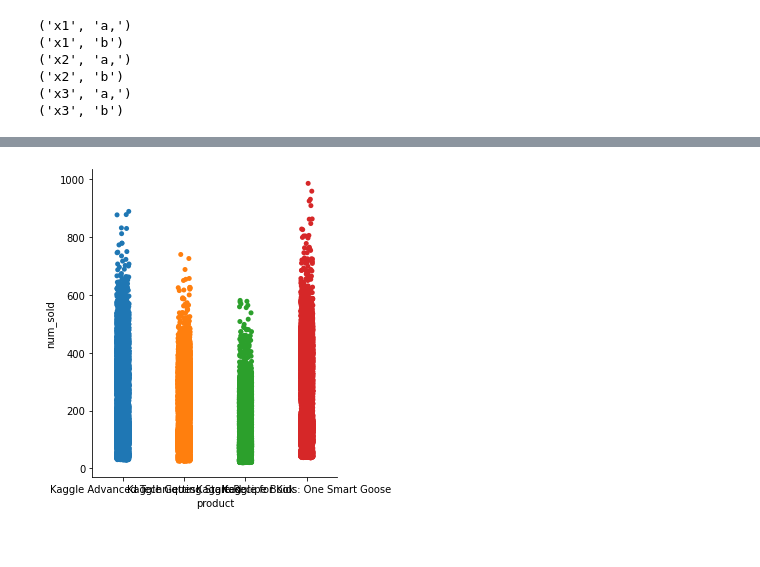
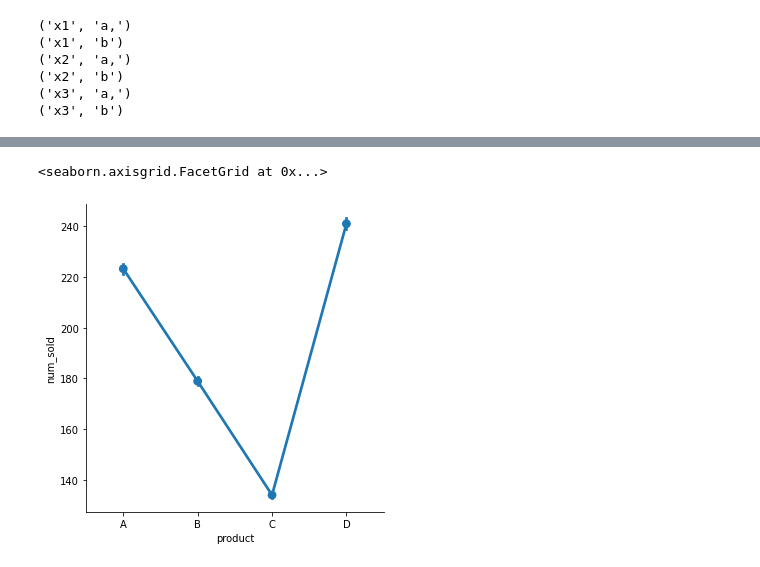
Before and after one commit to pmnry/KaggleSept, a Jupyter notebook: septembertabularplayground.ipynb, the cells around one changed output, grey strips where cells are left out. Drawn from its saved outputs; the diff is of its cells as text; code cells hidden in the pictures.

Commit message:
Kaggle Notebook | SeptemberTabularPlayground | Version 5

```diff
--- a/septembertabularplayground.ipynb
+++ b/septembertabularplayground.ipynb
@@ -155,3 +161,8 @@ for i in product(['x1', 'x2','x3'], ['a,','b']):
+# %%
+train.loc[train['product']=='Kaggle Advanced Techniques','product'] = 'A'
+train.loc[train['product']=='Kaggle Getting Started','product'] = 'B'
+train.loc[train['product']=='Kaggle Recipe Book','product'] = 'C'
+train.loc[train['product']=='Kaggle for Kids: One Smart Goose','product'] = 'D'
 # %%
 prods = train['product'].unique()
 countries = train['country'].unique()
@@ -177,5 +202,5 @@ plt.show()
 # %%
-sns.catplot(x='product', y='num_sold', data=train)
-plt.show()
+sns.catplot(x="product", y="num_sold", kind="point", data=train)
 # %% [output]
+<seaborn.axisgrid.FacetGrid at 0x...>
-[figure, old version]
+[figure, new version]
```
Also changed, not shown: parts of 8 cells of this notebook.
